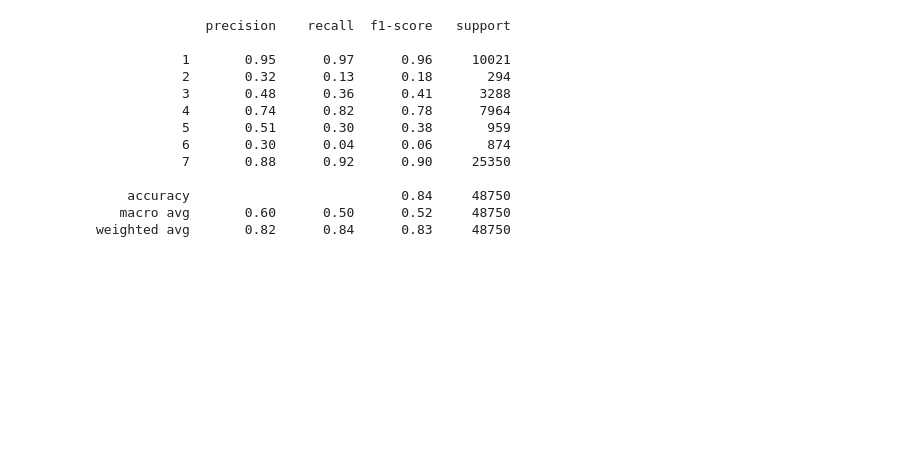
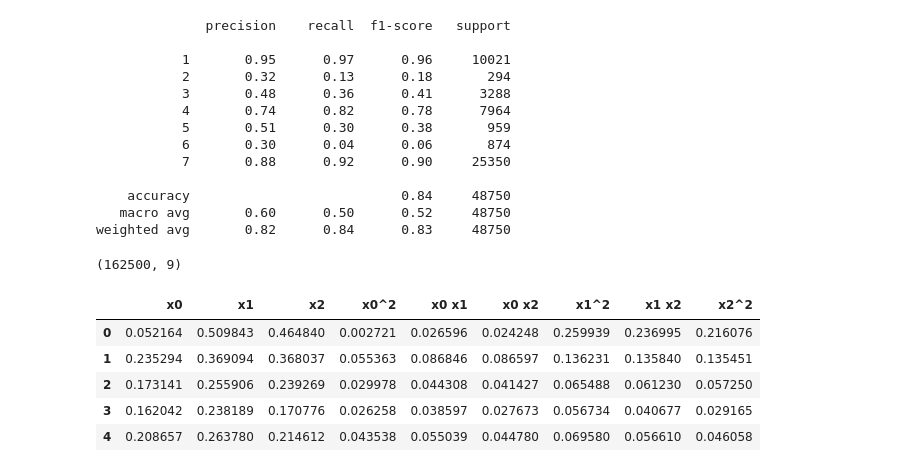
Before and after one commit to junmoan/activity-recognition-from-single-chest-mounted-accelerometer, a Jupyter notebook: Human_Activity_Recognition_Chest_Mounted_Accelerometer_kNN.ipynb, the cells around one changed output. Cells and saved outputs as stored; diff of their text form; code cells hidden in the pictures; blank space fills up the shorter version.

```diff
--- a/Human_Activity_Recognition_Chest_Mounted_Accelerometer_kNN.ipynb
+++ b/Human_Activity_Recognition_Chest_Mounted_Accelerometer_kNN.ipynb
@@ -171,0 +176,14 @@ weighted avg       0.82      0.84      0.83     48750
+# %%
+X_poly = poly.fit_transform(X)
+X_poly.shape
+# %% [output]
+(162500, 9)
+# %%
+pd.DataFrame(X_poly, columns=poly.get_feature_names()).head()
+# %% [output]
+|  | x0 | x1 | x2 | x0^2 | x0 x1 | x0 x2 | x1^2 | x1 x2 | x2^2 |
+| 0 | 0.052164 | 0.509843 | 0.464840 | 0.002721 | 0.026596 | 0.024248 | 0.259939 | 0.236995 | 0.216076 |
+| 1 | 0.235294 | 0.369094 | 0.368037 | 0.055363 | 0.086846 | 0.086597 | 0.136231 | 0.135840 | 0.135451 |
+| 2 | 0.173141 | 0.255906 | 0.239269 | 0.029978 | 0.044308 | 0.041427 | 0.065488 | 0.061230 | 0.057250 |
+| 3 | 0.162042 | 0.238189 | 0.170776 | 0.026258 | 0.038597 | 0.027673 | 0.056734 | 0.040677 | 0.029165 |
+| 4 | 0.208657 | 0.263780 | 0.214612 | 0.043538 | 0.055039 | 0.044780 | 0.069580 | 0.056610 | 0.046058 |
```
Also changed, not shown: parts of 10 cells of this notebook.
